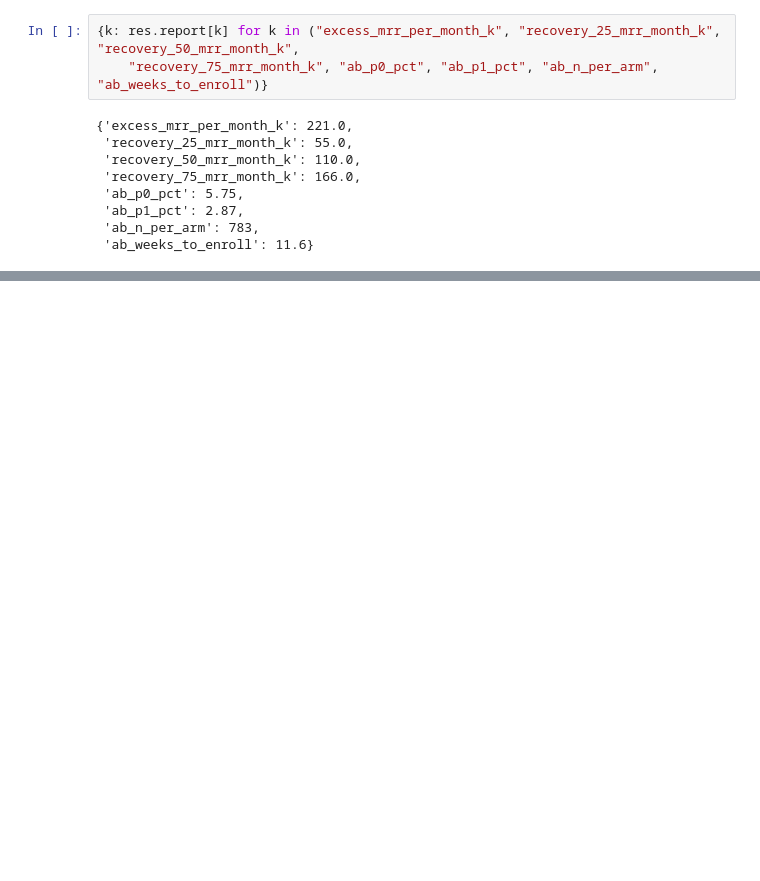
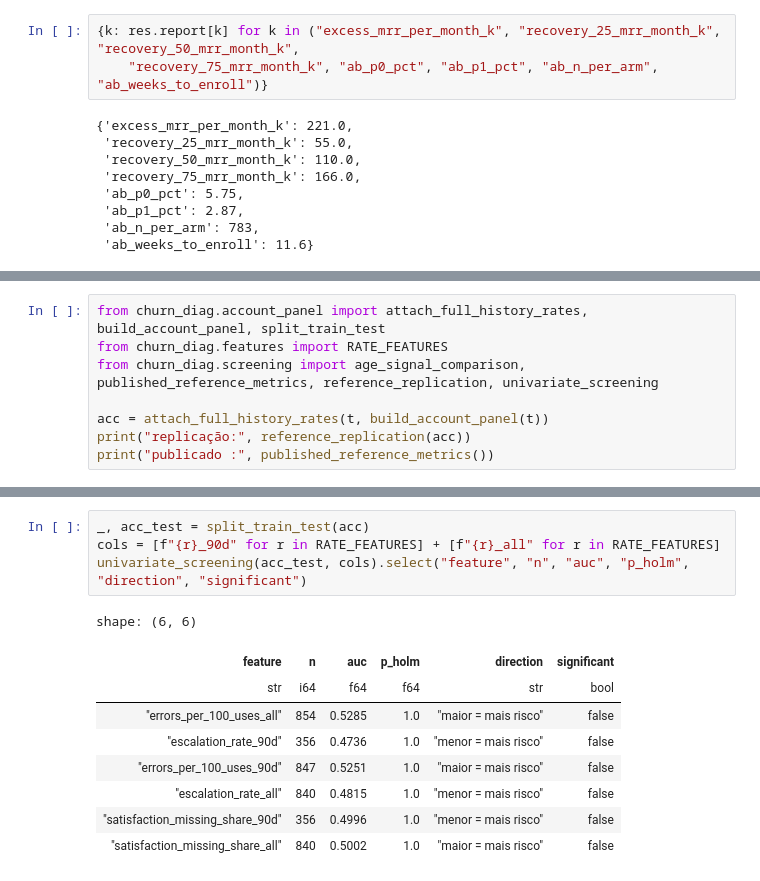
Before and after one commit to geoffreyporto/ai-master-challenge, a Jupyter notebook: submissions/geoffrey-porto/solution/notebooks/diagnostico_churn.ipynb, the cells around one changed output, grey strips where cells are left out. Saved outputs shown, nothing was run; the diff lists cells and outputs as text; blank space fills up the shorter version.

```diff
--- a/submissions/geoffrey-porto/solution/notebooks/diagnostico_churn.ipynb
+++ b/submissions/geoffrey-porto/solution/notebooks/diagnostico_churn.ipynb
@@ -333,0 +343,8 @@ shape: (10, 7)
+# %%
+from churn_diag.account_panel import attach_full_history_rates, build_account_panel, split_train_test
+from churn_diag.features import RATE_FEATURES
+from churn_diag.screening import age_signal_comparison, published_reference_metrics, reference_replication, univariate_screening
+
+acc = attach_full_history_rates(t, build_account_panel(t))
+print("replicação:", reference_replication(acc))
+print("publicado :", published_reference_metrics())
@@ -333,0 +361,14 @@ shape: (10, 7)
+# %%
+_, acc_test = split_train_test(acc)
+cols = [f"{r}_90d" for r in RATE_FEATURES] + [f"{r}_all" for r in RATE_FEATURES]
+univariate_screening(acc_test, cols).select("feature", "n", "auc", "p_holm", "direction", "significant")
+# %% [output]
+shape: (6, 6)
+| feature | n | auc | p_holm | direction | significant |
+| str | i64 | f64 | f64 | str | bool |
+| "errors_per_100_uses_all" | 854 | 0.5285 | 1.0 | "maior = mais risco" | false |
+| "escalation_rate_90d" | 356 | 0.4736 | 1.0 | "menor = mais risco" | false |
+| "errors_per_100_uses_90d" | 847 | 0.5251 | 1.0 | "maior = mais risco" | false |
+| "escalation_rate_all" | 840 | 0.4815 | 1.0 | "menor = mais risco" | false |
+| "satisfaction_missing_share_90d" | 356 | 0.4996 | 1.0 | "menor = mais risco" | false |
+| "satisfaction_missing_share_all" | 840 | 0.5002 | 1.0 | "maior = mais risco" | false |
```
Also changed, not shown: parts of 10 cells of this notebook, 1 other file.
